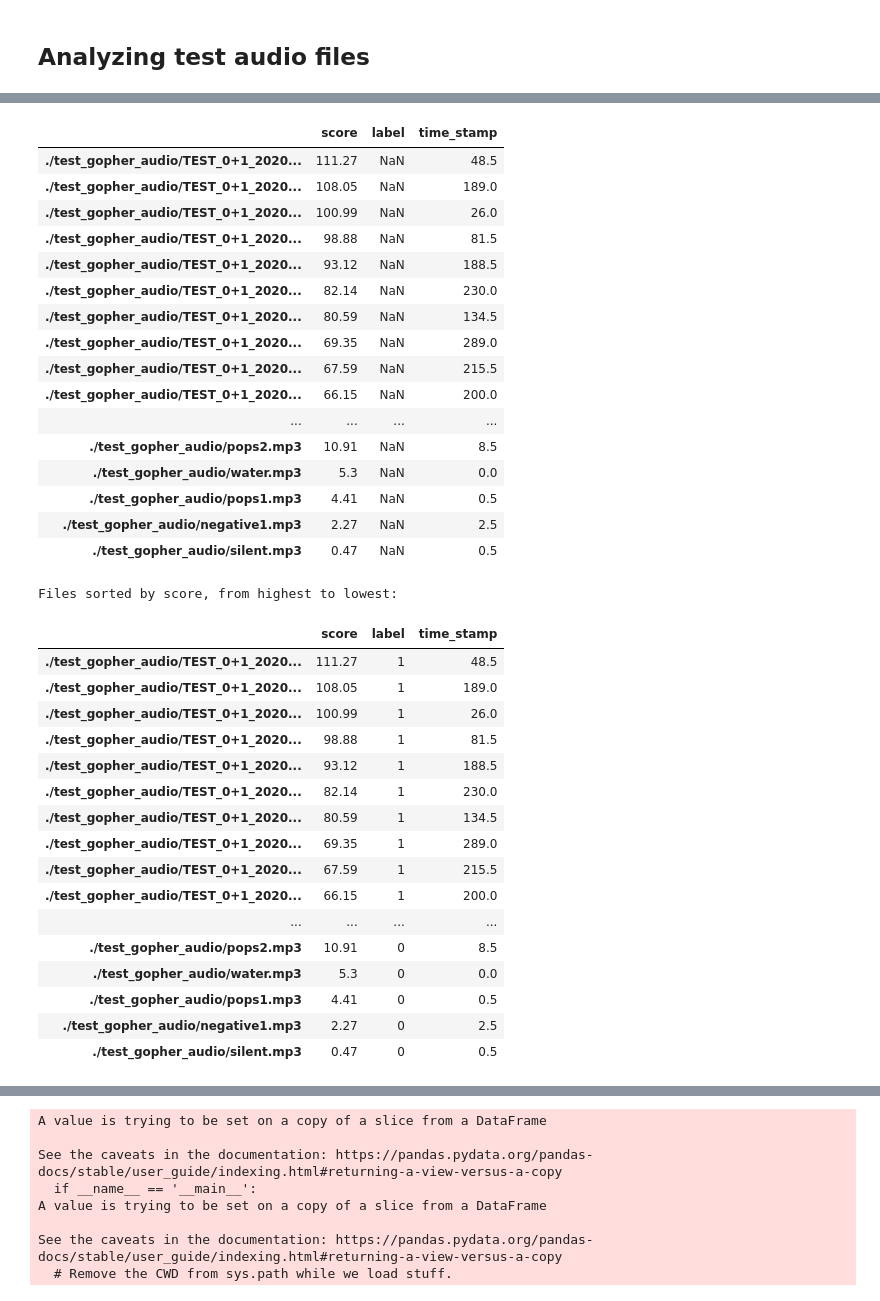
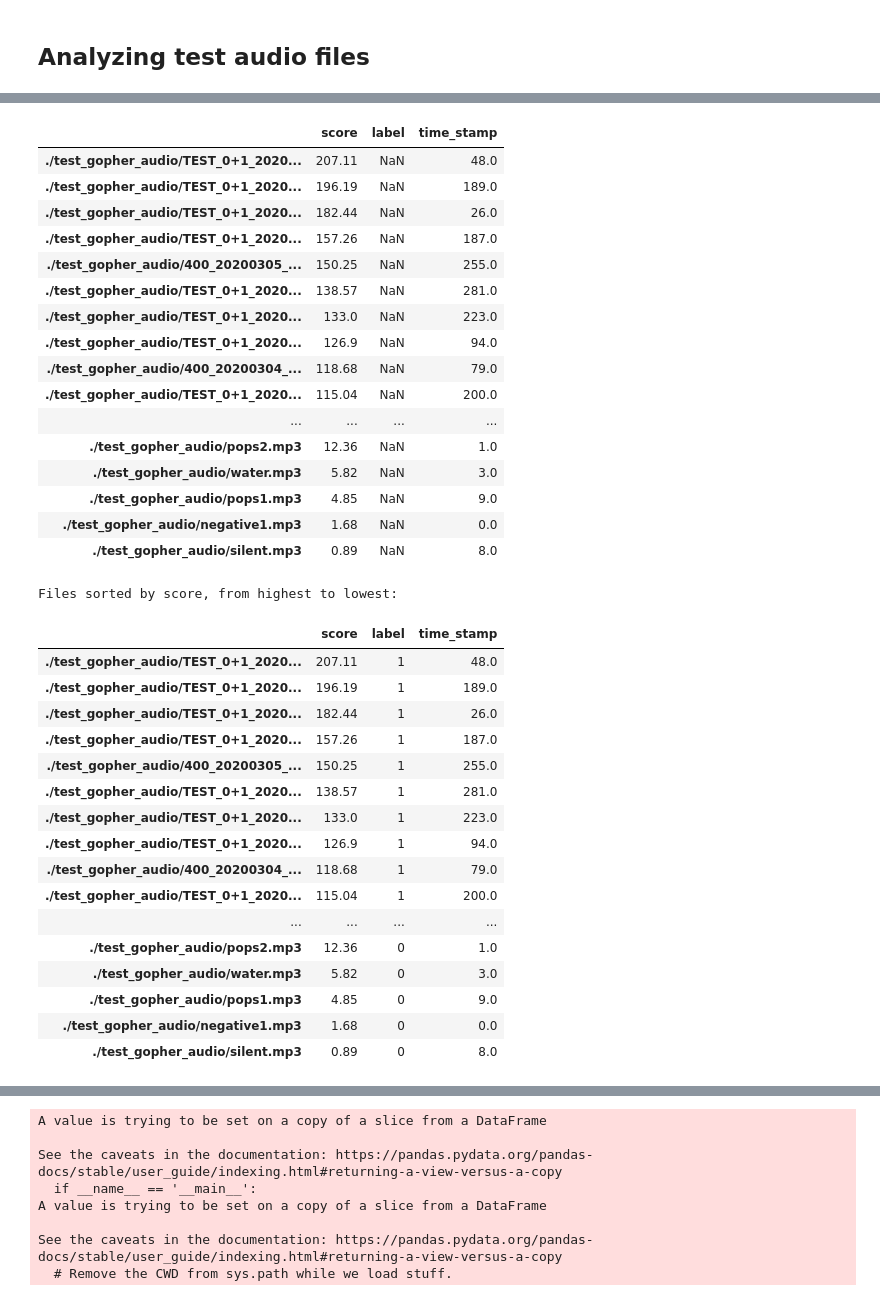
Before and after one commit to mayalapp/ga-frog-id, a Jupyter notebook: python-ribbit/test_RIBBIT.ipynb, the cells around one changed output, grey strips where cells are left out. Saved outputs shown, nothing was run; the diff lists cells and outputs as text; code cells hidden in the pictures.

```diff
--- a/python-ribbit/test_RIBBIT.ipynb
+++ b/python-ribbit/test_RIBBIT.ipynb
@@ -29,25 +29,22 @@ pd.set_option('display.precision', 2)
 ## Set parameters
 # %%
 # minimum and maximum rate of pulsing (pulses per second) to search for
-pulse_rate_range = [20,27]
+pulse_rate_range = [14,28] # previously [20,27] this range may catch a few more frogs without much more false positives
 
 # look for a vocalization in the range of 1000-2000 Hz
 signal_band = [600,800]
 
 # subtract the amplitude signal from these frequency ranges
 noise_bands = [[150,200], [1500,1600]]
-noise_bands = [[1500,1600]]
+#noise_bands = [[1500,1600]]
 
 
 #divides the signal into segments this many seconds long, analyzes each independently
-clip_duration = 0.5 #seconds
-clip_overlap = 0 #seconds
+clip_duration = 1 #seconds
+clip_overlap = 0.5 #seconds
 
 #if True, it will show the power spectrum plot for each audio segment
 show_plots = True
-
-pond = "402"
-year = "2020"
 # %% [markdown]
 ## Analyzing test audio files
 # %%
@@ -91,7 +88,7 @@ for path in df.index:
 
     if checkpoint % 100 == 0:
         print("Finished file number ", checkpoint, "/nFile name: ", path)
-        df.sort_values(by='score',ascending=False).head(1)
+        print(df.sort_values(by='score',ascending=False).head(1))
         df.to_csv(csv_file_name)
 
 
@@ -105,21 +102,21 @@ Time elapsed  0:01:13.518340
 Files sorted by score, from highest to lowest:
 |  | score | label | time_stamp |
-| ./test_gopher_audio/TEST_0+1_2020... | 111.27 | NaN | 48.5 |
-| ./test_gopher_audio/TEST_0+1_2020... | 108.05 | NaN | 189.0 |
-| ./test_gopher_audio/TEST_0+1_2020... | 100.99 | NaN | 26.0 |
-| ./test_gopher_audio/TEST_0+1_2020... | 98.88 | NaN | 81.5 |
-| ./test_gopher_audio/TEST_0+1_2020... | 93.12 | NaN | 188.5 |
-| ./test_gopher_audio/TEST_0+1_2020... | 82.14 | NaN | 230.0 |
-| ./test_gopher_audio/TEST_0+1_2020... | 80.59 | NaN | 134.5 |
-| ./test_gopher_audio/TEST_0+1_2020... | 69.35 | NaN | 289.0 |
-| ./test_gopher_audio/TEST_0+1_2020... | 67.59 | NaN | 215.5 |
-| ./test_gopher_audio/TEST_0+1_2020... | 66.15 | NaN | 200.0 |
+| ./test_gopher_audio/TEST_0+1_2020... | 207.11 | NaN | 48.0 |
+| ./test_gopher_audio/TEST_0+1_2020... | 196.19 | NaN | 189.0 |
+| ./test_gopher_audio/TEST_0+1_2020... | 182.44 | NaN | 26.0 |
+| ./test_gopher_audio/TEST_0+1_2020... | 157.26 | NaN | 187.0 |
+| ./test_gopher_audio/400_20200305_... | 150.25 | NaN | 255.0 |
+| ./test_gopher_audio/TEST_0+1_2020... | 138.57 | NaN | 281.0 |
+| ./test_gopher_audio/TEST_0+1_2020... | 133.0 | NaN | 223.0 |
+| ./test_gopher_audio/TEST_0+1_2020... | 126.9 | NaN | 94.0 |
+| ./test_gopher_audio/400_20200304_... | 118.68 | NaN | 79.0 |
+| ./test_gopher_audio/TEST_0+1_2020... | 115.04 | NaN | 200.0 |
 | ... | ... | ... | ... |
-| ./test_gopher_audio/pops2.mp3 | 10.91 | NaN | 8.5 |
-| ./test_gopher_audio/water.mp3 | 5.3 | NaN | 0.0 |
-| ./test_gopher_audio/pops1.mp3 | 4.41 | NaN | 0.5 |
-| ./test_gopher_audio/negative1.mp3 | 2.27 | NaN | 2.5 |
-| ./test_gopher_audio/silent.mp3 | 0.47 | NaN | 0.5 |
+| ./test_gopher_audio/pops2.mp3 | 12.36 | NaN | 1.0 |
+| ./test_gopher_audio/water.mp3 | 5.82 | NaN | 3.0 |
+| ./test_gopher_audio/pops1.mp3 | 4.85 | NaN | 9.0 |
+| ./test_gopher_audio/negative1.mp3 | 1.68 | NaN | 0.0 |
+| ./test_gopher_audio/silent.mp3 | 0.89 | NaN | 8.0 |
 # %%
 df['label'] = [1 if 'Lcapito' in f else 0 for f in df.index]
 print("Files sorted by score, from highest to lowest:")
@@ -127,22 +124,22 @@ df.sort_values(by='score',ascending=False)
 # %% [output]
 Files sorted by score, from highest to lowest:
 |  | score | label | time_stamp |
-| ./test_gopher_audio/TEST_0+1_2020... | 111.27 | 1 | 48.5 |
-| ./test_gopher_audio/TEST_0+1_2020... | 108.05 | 1 | 189.0 |
-| ./test_gopher_audio/TEST_0+1_2020... | 100.99 | 1 | 26.0 |
-| ./test_gopher_audio/TEST_0+1_2020... | 98.88 | 1 | 81.5 |
-| ./test_gopher_audio/TEST_0+1_2020... | 93.12 | 1 | 188.5 |
-| ./test_gopher_audio/TEST_0+1_2020... | 82.14 | 1 | 230.0 |
-| ./test_gopher_audio/TEST_0+1_2020... | 80.59 | 1 | 134.5 |
-| ./test_gopher_audio/TEST_0+1_2020... | 69.35 | 1 | 289.0 |
-| ./test_gopher_audio/TEST_0+1_2020... | 67.59 | 1 | 215.5 |
-| ./test_gopher_audio/TEST_0+1_2020... | 66.15 | 1 | 200.0 |
+| ./test_gopher_audio/TEST_0+1_2020... | 207.11 | 1 | 48.0 |
+| ./test_gopher_audio/TEST_0+1_2020... | 196.19 | 1 | 189.0 |
+| ./test_gopher_audio/TEST_0+1_2020... | 182.44 | 1 | 26.0 |
+| ./test_gopher_audio/TEST_0+1_2020... | 157.26 | 1 | 187.0 |
+| ./test_gopher_audio/400_20200305_... | 150.25 | 1 | 255.0 |
+| ./test_gopher_audio/TEST_0+1_2020... | 138.57 | 1 | 281.0 |
+| ./test_gopher_audio/TEST_0+1_2020... | 133.0 | 1 | 223.0 |
+| ./test_gopher_audio/TEST_0+1_2020... | 126.9 | 1 | 94.0 |
+| ./test_gopher_audio/400_20200304_... | 118.68 | 1 | 79.0 |
+| ./test_gopher_audio/TEST_0+1_2020... | 115.04 | 1 | 200.0 |
 | ... | ... | ... | ... |
-| ./test_gopher_audio/pops2.mp3 | 10.91 | 0 | 8.5 |
-| ./test_gopher_audio/water.mp3 | 5.3 | 0 | 0.0 |
-| ./test_gopher_audio/pops1.mp3 | 4.41 | 0 | 0.5 |
-| ./test_gopher_audio/negative1.mp3 | 2.27 | 0 | 2.5 |
-| ./test_gopher_audio/silent.mp3 | 0.47 | 0 | 0.5 |
+| ./test_gopher_audio/pops2.mp3 | 12.36 | 0 | 1.0 |
+| ./test_gopher_audio/water.mp3 | 5.82 | 0 | 3.0 |
+| ./test_gopher_audio/pops1.mp3 | 4.85 | 0 | 9.0 |
+| ./test_gopher_audio/negative1.mp3 | 1.68 | 0 | 0.0 |
+| ./test_gopher_audio/silent.mp3 | 0.89 | 0 | 8.0 |
 # %%
 #RS_noNoise = df
 #RS_noise_0_10 = df
```
Also changed, not shown: parts of 4 cells of this notebook, 7 other files.
